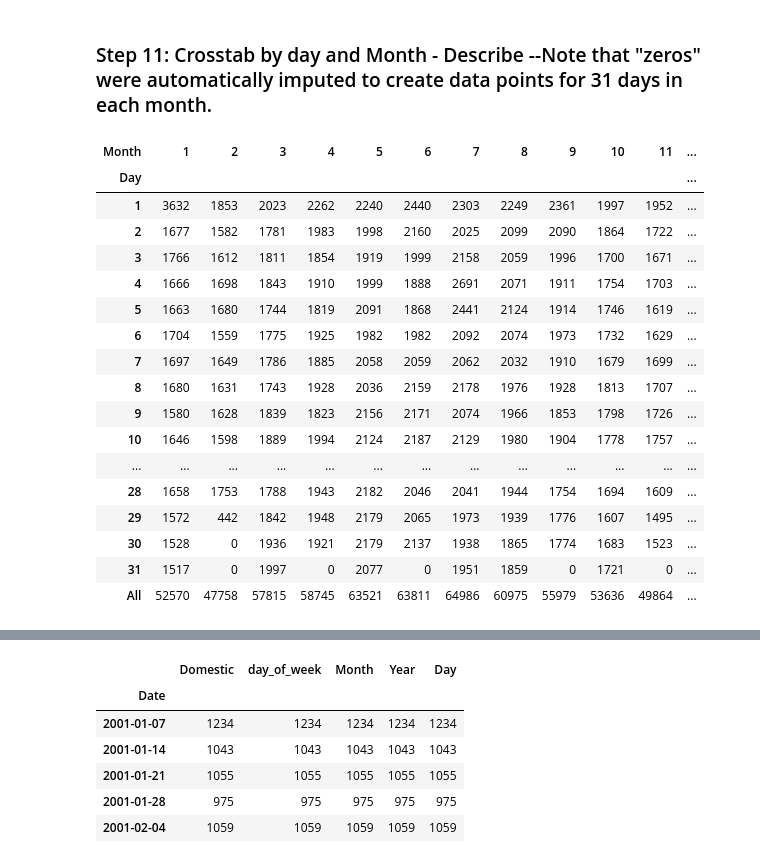
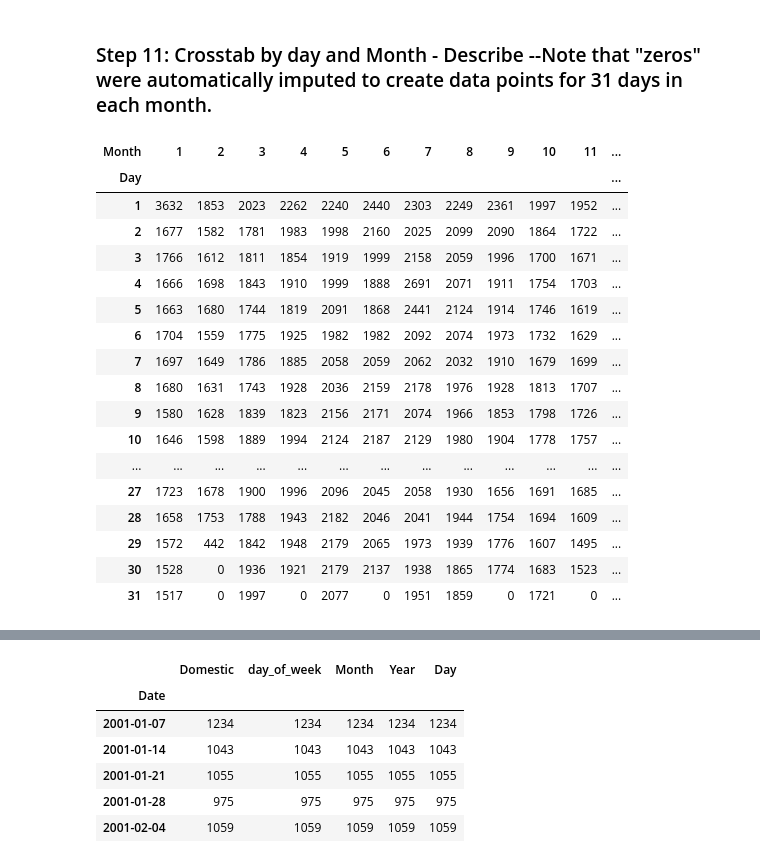
Before and after one commit to kfstieler/ds-sf-29, a Jupyter notebook: projects/final-projects/03-exploratory-analysis/Chicago_EDA.ipynb, the cells around one changed output, grey strips where cells are left out. Drawn from its saved outputs; the diff is of its cells as text; code cells hidden in the pictures.

```diff
--- a/projects/final-projects/03-exploratory-analysis/Chicago_EDA.ipynb
+++ b/projects/final-projects/03-exploratory-analysis/Chicago_EDA.ipynb
@@ -458,27 +441,27 @@ plt.ylabel('Frequency')
 # %% [markdown]
 ### Step 11: Crosstab by day and Month - Describe --Note that "zeros" were automatically imputed to create data points for 31 days in each month.
 # %%
-DM = pd.crosstab(ts['Day'], ts['Month'], rownames=['Day'], margins=True)
+DM = pd.crosstab(ts['Day'], ts['Month'], rownames=['Day'])
 DM
 # %% [output]
 | Month | 1 | 2 | 3 | 4 | 5 | 6 | 7 | 8 | 9 | 10 | 11 | ... |
 | Day |  |  |  |  |  |  |  |  |  |  |  | ... |
 | 1 | 3632 | 1853 | 2023 | 2262 | 2240 | 2440 | 2303 | 2249 | 2361 | 1997 | 1952 | ... |
 | 2 | 1677 | 1582 | 1781 | 1983 | 1998 | 2160 | 2025 | 2099 | 2090 | 1864 | 1722 | ... |
 | 3 | 1766 | 1612 | 1811 | 1854 | 1919 | 1999 | 2158 | 2059 | 1996 | 1700 | 1671 | ... |
 | 4 | 1666 | 1698 | 1843 | 1910 | 1999 | 1888 | 2691 | 2071 | 1911 | 1754 | 1703 | ... |
 | 5 | 1663 | 1680 | 1744 | 1819 | 2091 | 1868 | 2441 | 2124 | 1914 | 1746 | 1619 | ... |
 | 6 | 1704 | 1559 | 1775 | 1925 | 1982 | 1982 | 2092 | 2074 | 1973 | 1732 | 1629 | ... |
 | 7 | 1697 | 1649 | 1786 | 1885 | 2058 | 2059 | 2062 | 2032 | 1910 | 1679 | 1699 | ... |
 | 8 | 1680 | 1631 | 1743 | 1928 | 2036 | 2159 | 2178 | 1976 | 1928 | 1813 | 1707 | ... |
 | 9 | 1580 | 1628 | 1839 | 1823 | 2156 | 2171 | 2074 | 1966 | 1853 | 1798 | 1726 | ... |
 | 10 | 1646 | 1598 | 1889 | 1994 | 2124 | 2187 | 2129 | 1980 | 1904 | 1778 | 1757 | ... |
 | ... | ... | ... | ... | ... | ... | ... | ... | ... | ... | ... | ... | ... |
+| 27 | 1723 | 1678 | 1900 | 1996 | 2096 | 2045 | 2058 | 1930 | 1656 | 1691 | 1685 | ... |
 | 28 | 1658 | 1753 | 1788 | 1943 | 2182 | 2046 | 2041 | 1944 | 1754 | 1694 | 1609 | ... |
 | 29 | 1572 | 442 | 1842 | 1948 | 2179 | 2065 | 1973 | 1939 | 1776 | 1607 | 1495 | ... |
 | 30 | 1528 | 0 | 1936 | 1921 | 2179 | 2137 | 1938 | 1865 | 1774 | 1683 | 1523 | ... |
 | 31 | 1517 | 0 | 1997 | 0 | 2077 | 0 | 1951 | 1859 | 0 | 1721 | 0 | ... |
-| All | 52570 | 47758 | 57815 | 58745 | 63521 | 63811 | 64986 | 60975 | 55979 | 53636 | 49864 | ... |
 # %%
 DM.describe()
 # %% [output]
```
Also changed, not shown: parts of 16 cells of this notebook.
